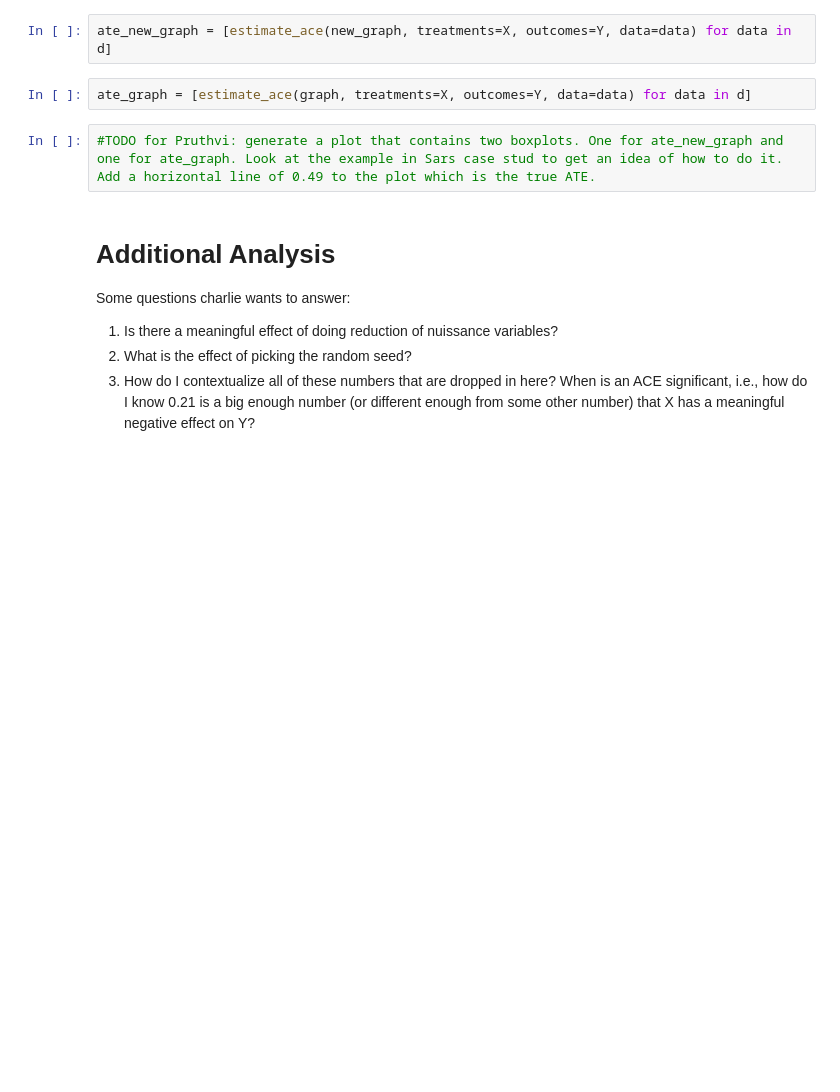
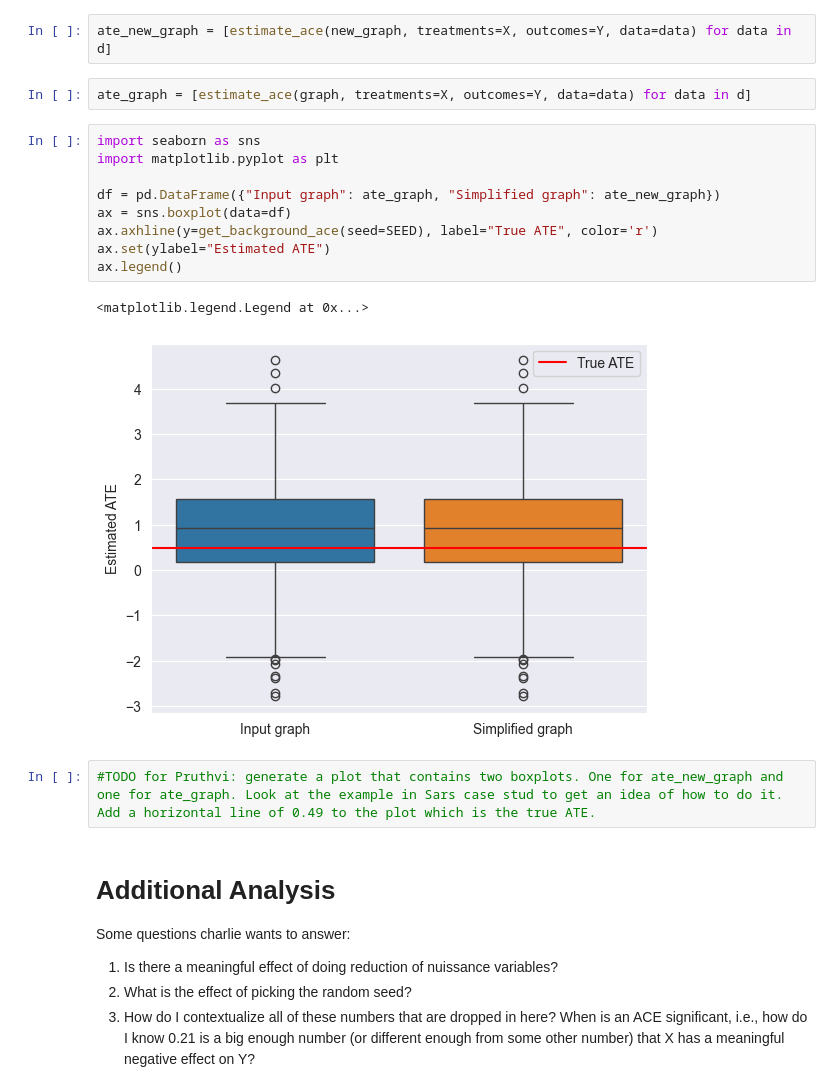
Before and after one commit to y0-causal-inference/eliater, a Jupyter notebook: notebooks/motivating_example.ipynb, the cells around one changed output. Cells and saved outputs as stored; diff of their text form; blank space fills up the shorter version.

```diff
--- a/notebooks/motivating_example.ipynb
+++ b/notebooks/motivating_example.ipynb
@@ -182,6 +182,18 @@ d = [D.sample(d_size) for _ in range(d_count)]
 ate_new_graph = [estimate_ace(new_graph, treatments=X, outcomes=Y, data=data) for data in d]
 # %%
 ate_graph = [estimate_ace(graph, treatments=X, outcomes=Y, data=data) for data in d]
+# %%
+import seaborn as sns
+import matplotlib.pyplot as plt
+
+df = pd.DataFrame({"Input graph": ate_graph, "Simplified graph": ate_new_graph})
+ax = sns.boxplot(data=df)
+ax.axhline(y=get_background_ace(seed=SEED), label="True ATE", color='r')
+ax.set(ylabel="Estimated ATE")
+ax.legend()
+# %% [output]
+<matplotlib.legend.Legend at 0x...>
+[figure, added]
 # %%
 #TODO for Pruthvi: generate a plot that contains two boxplots. One for ate_new_graph and one for ate_graph. Look at the example in Sars case stud to get an idea of how to do it. Add a horizontal line of 0.49 to the plot which is the true ATE.
 # %% [markdown]
```
Also changed, not shown: parts of 5 cells of this notebook, 6 other files.
